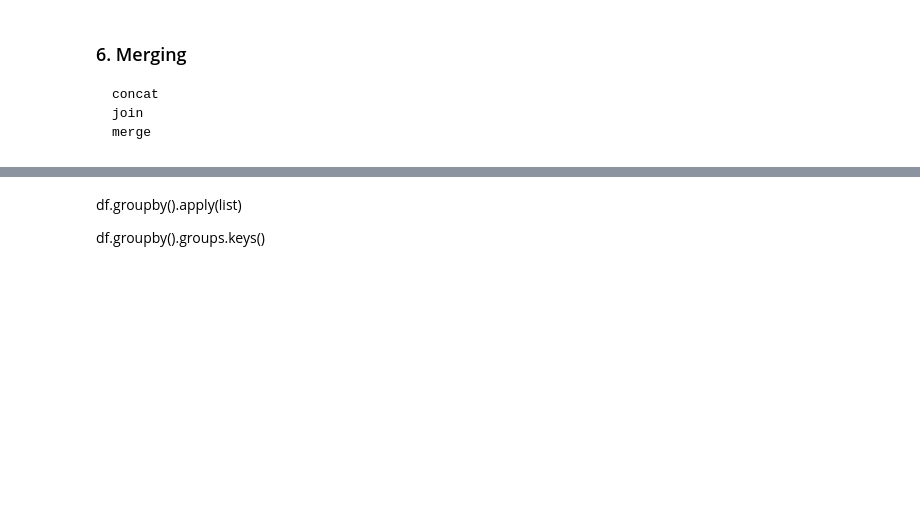
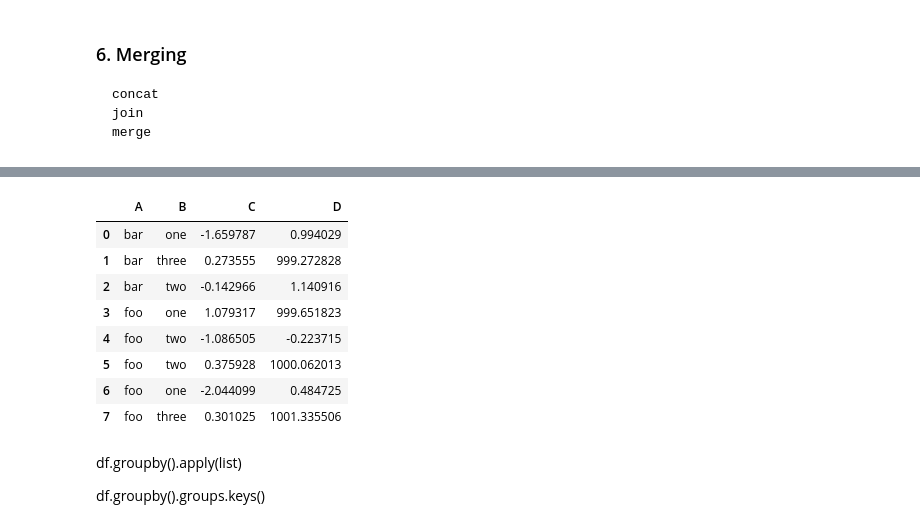
Before and after one commit to smjune/ipynb, a Jupyter notebook: pandas_guide.ipynb, the cells around one changed output, grey strips where cells are left out. Saved outputs shown, nothing was run; the diff lists cells and outputs as text; code cells hidden in the pictures; blank space fills up the shorter version.

```diff
--- a/pandas_guide.ipynb
+++ b/pandas_guide.ipynb
@@ -1002,3 +1055,17 @@ df_gt
+# %%
+# reset_index 에서 level 을 설정하지 않으면, A-index을 모두 지우고 index 을 다시 설정한다.
+
+df_g.groupby(['A']).apply(funT).reset_index(drop=True)#.sort_index()
+# %% [output]
+|  | A | B | C | D |
+| 0 | bar | one | -1.659787 | 0.994029 |
+| 1 | bar | three | 0.273555 | 999.272828 |
+| 2 | bar | two | -0.142966 | 1.140916 |
+| 3 | foo | one | 1.079317 | 999.651823 |
+| 4 | foo | two | -1.086505 | -0.223715 |
+| 5 | foo | two | 0.375928 | 1000.062013 |
+| 6 | foo | one | -2.044099 | 0.484725 |
+| 7 | foo | three | 0.301025 | 1001.335506 |
 # %% [markdown]
 df.groupby().apply(list)
 
```
Also changed, not shown: parts of 70 cells of this notebook, 1 other file.
